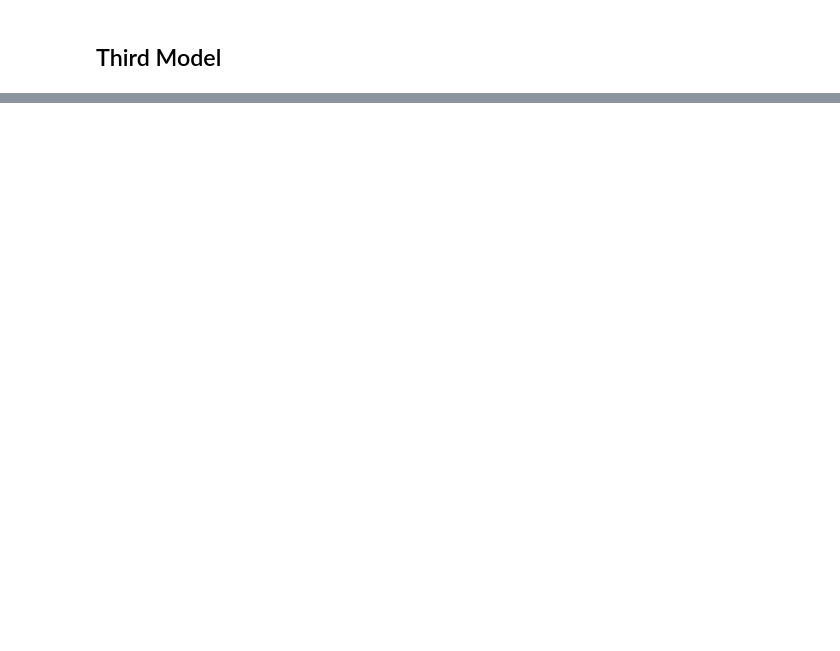
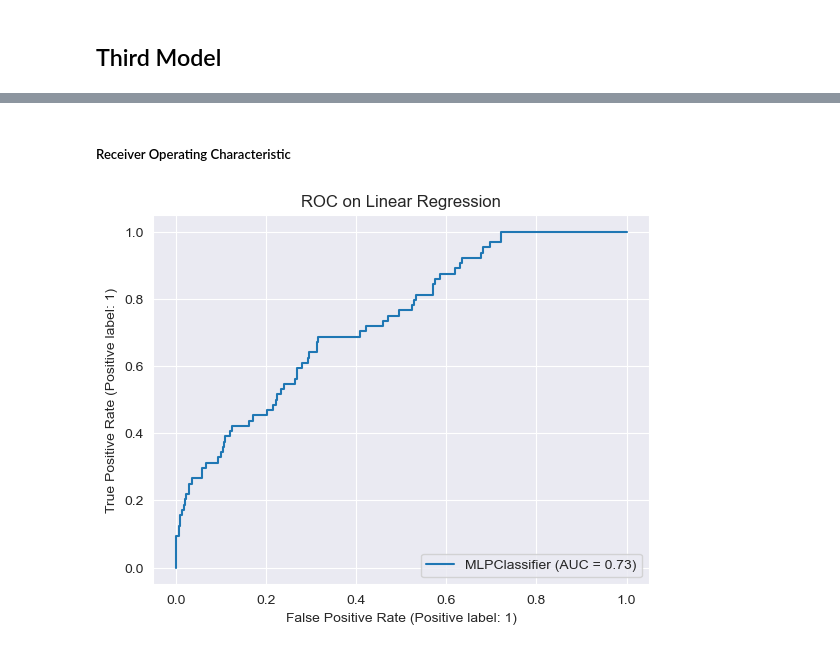
Before and after one commit to maninder56/Predicting-Risk-of-Stroke-using-Machine-Learning, a Jupyter notebook: stroke_prediction.ipynb, the cells around one changed output, grey strips where cells are left out. Cells and saved outputs as stored; diff of their text form; code cells hidden in the pictures; blank space fills up the shorter version.

```diff
--- a/stroke_prediction.ipynb
+++ b/stroke_prediction.ipynb
@@ -776,0 +958,9 @@ weighted avg       0.93      0.72      0.80      1210
+# %% [markdown]
+##### Receiver Operating Characteristic
+# %%
+from sklearn import metrics
+metrics.plot_roc_curve(best_mlp_model, X_test, y_test)
+plt.title('ROC on Linear Regression')
+plt.show()
+# %% [output]
+[figure, added]
```
Also changed, not shown: parts of 34 cells of this notebook.
